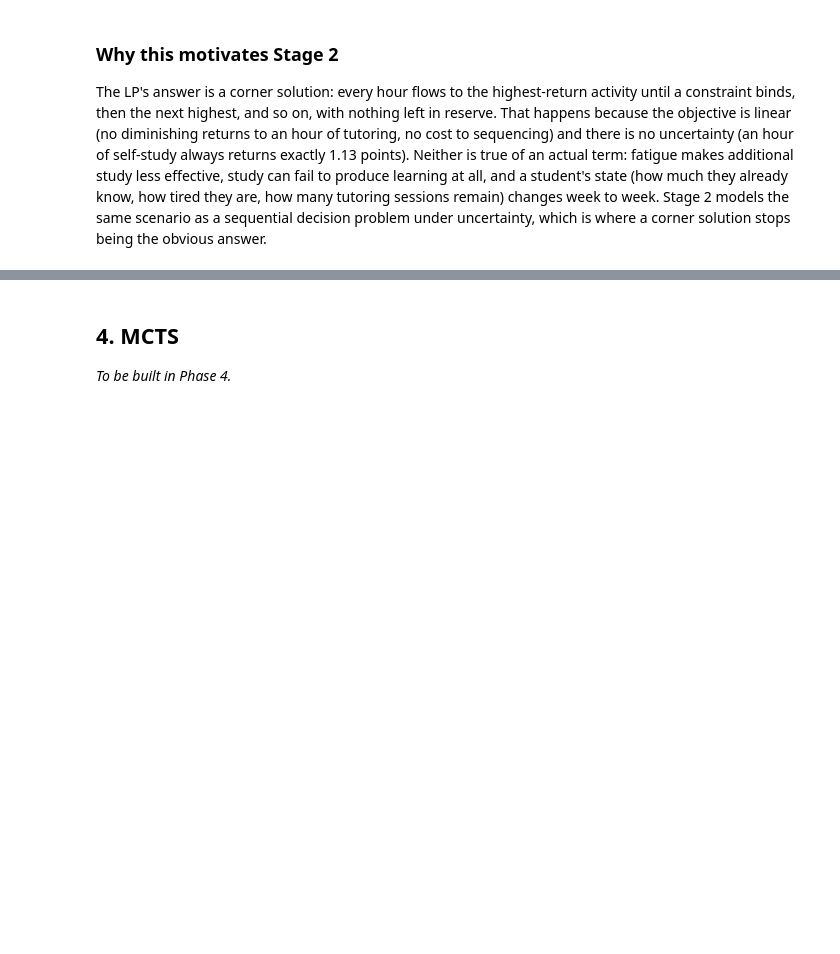
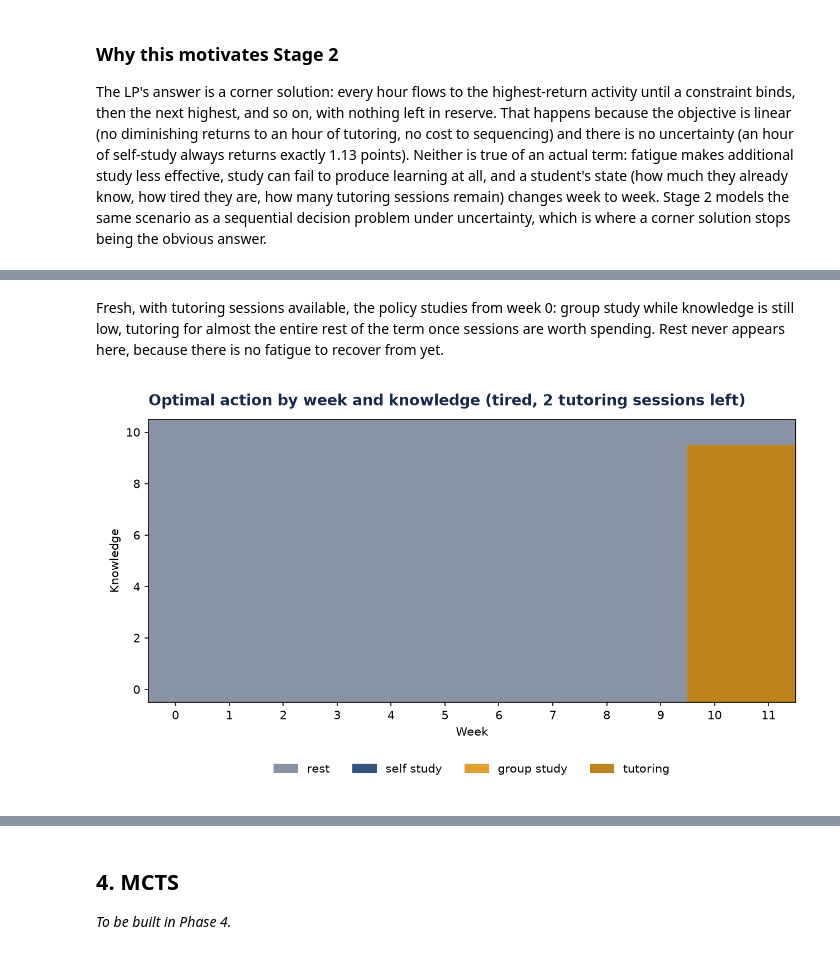
Before and after one commit to prachidabli-data/prachidabli-data.github.io, a Jupyter notebook: statistical-modelling-project-2/notebook/decision_modelling.ipynb, the cells around one changed output, grey strips where cells are left out. Drawn from its saved outputs; the diff is of its cells as text; code cells hidden in the pictures; blank space fills up the shorter version.

```diff
--- a/statistical-modelling-project-2/notebook/decision_modelling.ipynb
+++ b/statistical-modelling-project-2/notebook/decision_modelling.ipynb
@@ -277,0 +393,11 @@ answer.
+# %% [markdown]
+Fresh, with tutoring sessions available, the policy studies from week 0:
+group study while knowledge is still low, tutoring for almost the entire
+rest of the term once sessions are worth spending. Rest never appears here,
+because there is no fatigue to recover from yet.
+# %%
+mdp.plot_policy_heatmap(policy, f=1, s=2, path="../images/04_mdp_policy_tired_some_sessions.png",
+                          title="Optimal action by week and knowledge (tired, 2 tutoring sessions left)")
+Image("../images/04_mdp_policy_tired_some_sessions.png")
+# %% [output]
+[figure, added]
```
Also changed, not shown: parts of 13 cells of this notebook, 7 other files.
